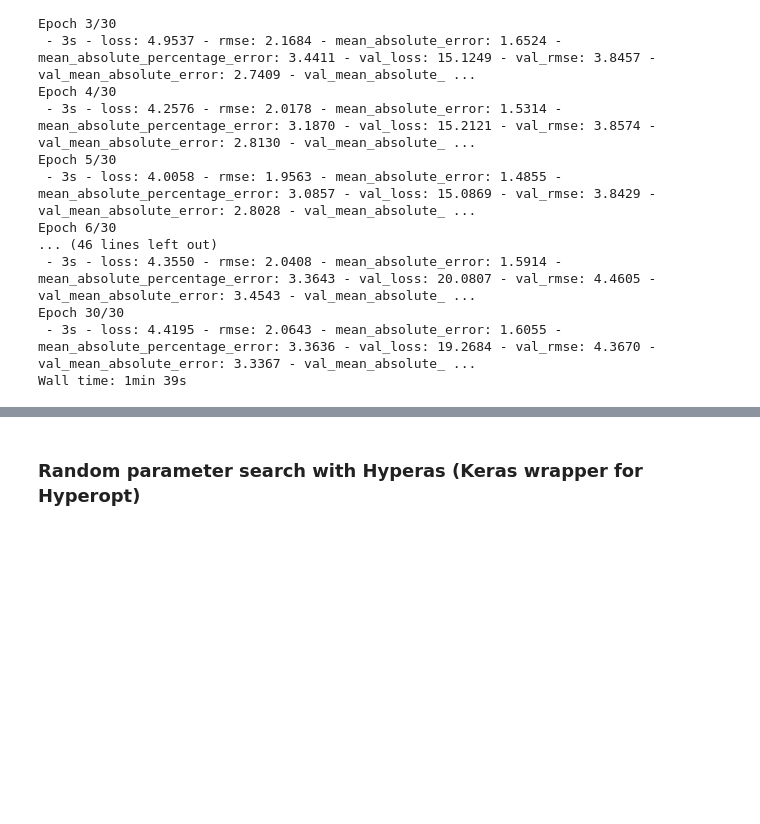
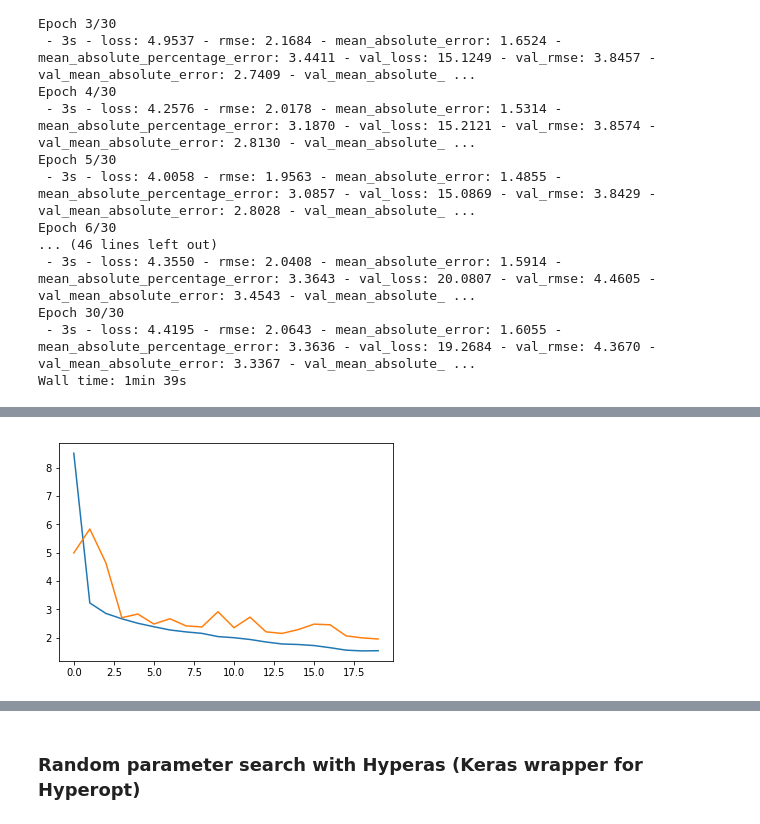
Before and after one commit to catnado/Facial_Key_Points_Detection, a Jupyter notebook: data_preprocessing.ipynb, the cells around one changed output, grey strips where cells are left out. Saved outputs shown, nothing was run; the diff lists cells and outputs as text; code cells hidden in the pictures; blank space fills up the shorter version.

```diff
--- a/data_preprocessing.ipynb
+++ b/data_preprocessing.ipynb
@@ -1063,5 +1156,5 @@ def model(x_train, y_train, n_point):
 X_model1, y_model1 = prep_data(X, y, points = [0, 1, 2, 3, 20, 21, 28, 29])
 # %%
-model, description = model(X_model1, y_model1, 8)
+model, description = create_model(X_model1, y_model1, 8)
 print(description)
 # %% [output]
@@ -1069,13 +1162,22 @@ TypeError: __call__() takes 2 positional arguments but 4 were given
 # %%
-# fit model
-result = model.fit(X_model1, y_model1,
-          batch_size=64,
-          epochs=3,
-          verbose=2,
-          validation_split=0.4)
+model_num = []
+model_desc = []
+model_result = []
+model_eval = []
 
-#get the highest validation accuracy of the training epochs
-validation_RMSE = np.amin(result.history['val_rmse'])
-print(description)
-print('Best validation RMSE:', validation_RMSE)
+for i in range(200):
+    model, description = create_model(X_model1, y_model1, 8)
+    print('Model {}: {}'.format(i+1, description))
+
+    # fit model
+    result = model.fit(X_model1, y_model1, batch_size=64, epochs=20, verbose=0, validation_split=0.1)
+
+    #get the highest validation accuracy of the training epochs
+    validation_RMSE = np.amin(result.history['val_rmse'])
+    print('Best validation RMSE:', validation_RMSE)
+
+    model_num.append(i+1)
+    model_desc.append(description)
+    model_result.append(result)
+    model_eval.append(validation_RMSE)
 # %% [output]
@@ -1082,0 +1231,6 @@ AttributeError: 'function' object has no attribute 'fit'
+# %%
+plt.plot(model_result[91].history['rmse'])
+plt.plot(model_result[91].history['val_rmse'])
+plt.show()
+# %% [output]
+[figure, added]
```
Also changed, not shown: parts of 37 cells of this notebook, 4 other files.
